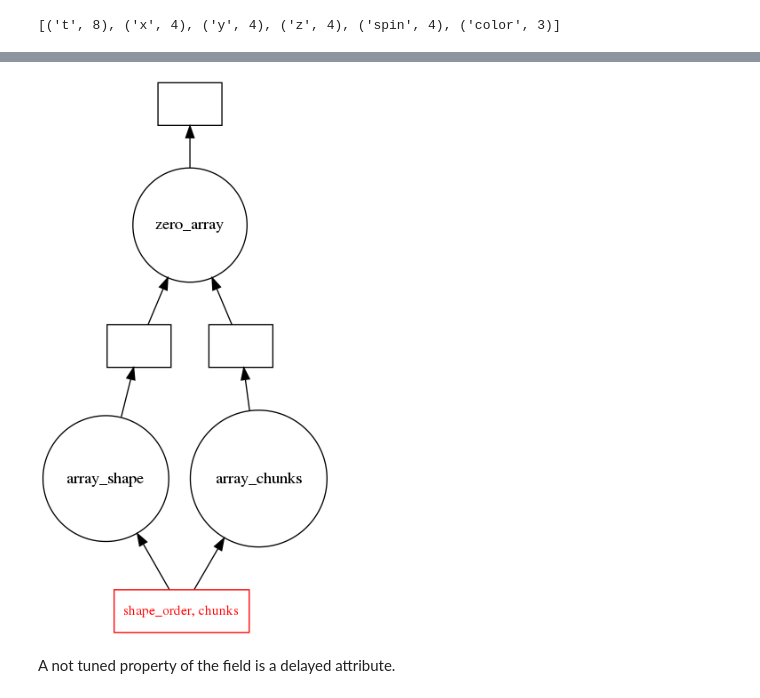
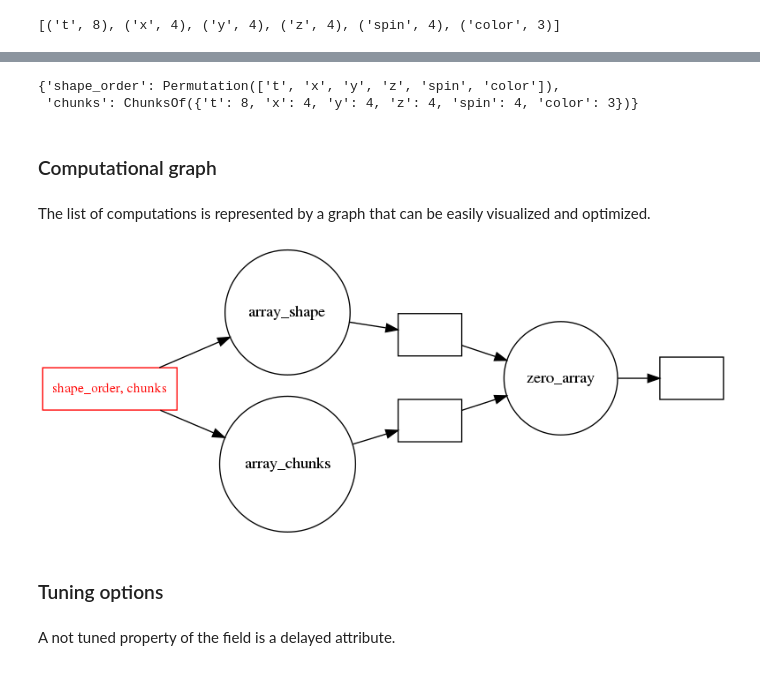
Before and after one commit to Lyncs-API/lyncs, a Jupyter notebook: notebooks/Lyncs.ipynb, the cells around one changed output, grey strips where cells are left out. Saved outputs shown, nothing was run; the diff lists cells and outputs as text; code cells hidden in the pictures.

```diff
--- a/notebooks/Lyncs.ipynb
+++ b/notebooks/Lyncs.ipynb
@@ -74,7 +130,18 @@ In the following we show in red the tunable objects with the list of tunable opt
+# %%
+field.tunable_options
+# %% [output]
+{'shape_order': Permutation(['t', 'x', 'y', 'z', 'spin', 'color']),
+ 'chunks': ChunksOf({'t': 8, 'x': 4, 'y': 4, 'z': 4, 'spin': 4, 'color': 3})}
+# %% [markdown]
+### Computational graph
+# %% [markdown]
+The list of computations is represented by a graph that can be easily visualized and optimized.
 # %%
-field.array.visualize()
+field.visualize(rankdir="LR")
 # %% [output]
-[figure, old version]
+[figure, new version]
+# %% [markdown]
+### Tuning options
 # %% [markdown]
 A not tuned property of the field is a delayed attribute.
 # %%
```
Also changed, not shown: parts of 40 cells of this notebook.
